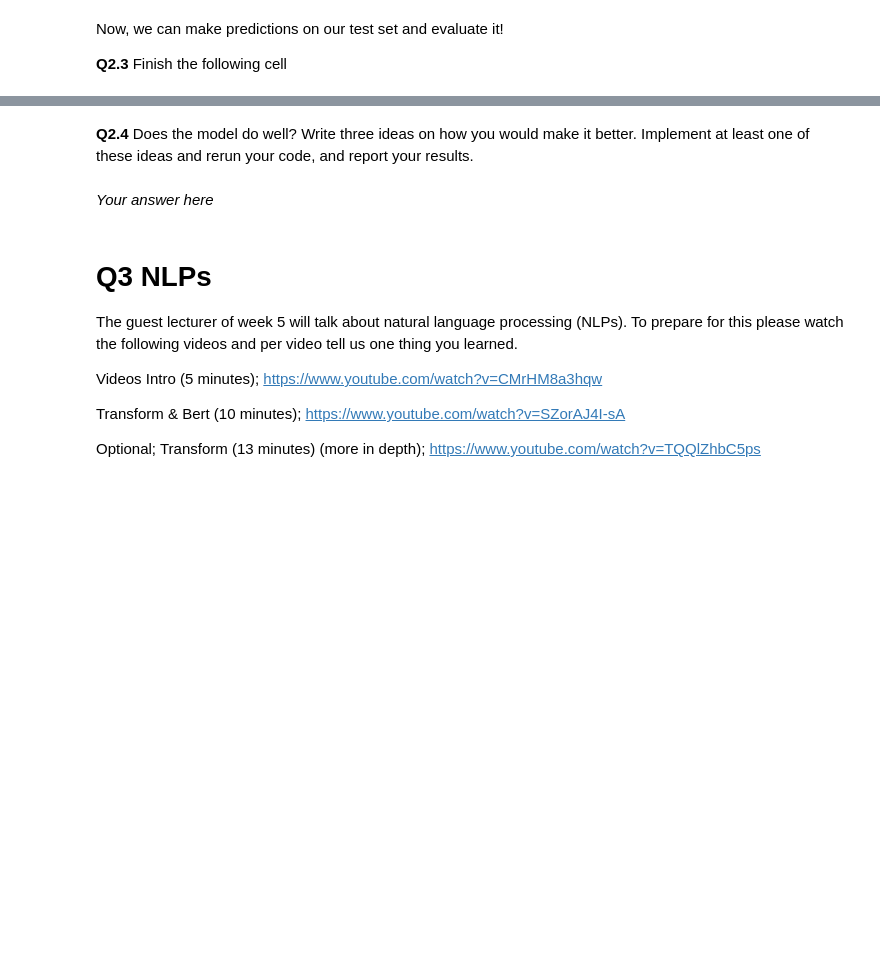
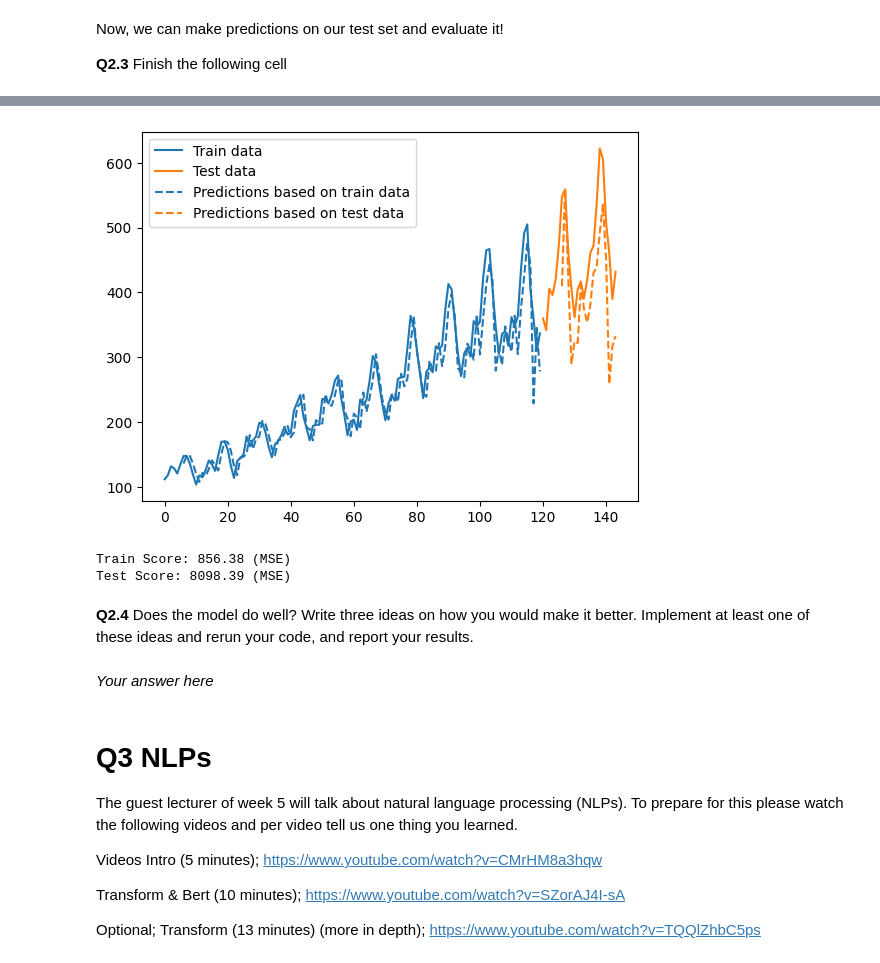
Before and after one commit to celinamadaschi/TMDL2024-, a Jupyter notebook: Week 4/Assignment 4 - Empty - 2024.ipynb, the cells around one changed output, grey strips where cells are left out. Drawn from its saved outputs; the diff is of its cells as text; code cells hidden in the pictures; blank space fills up the shorter version.

```diff
--- a/Week 4/Assignment 4 - Empty - 2024.ipynb
+++ b/Week 4/Assignment 4 - Empty - 2024.ipynb
@@ -218,14 +245,14 @@ Now, we can make predictions on our test set and evaluate it!
 # %%
 # Predict on the test set
 # make predictions
-train_preds = model.predict(...)
-test_preds = ...
+train_preds = model.predict(X_train)
+test_preds = model.predict(X_test)
 
 # invert predictions to make it original scale
-train_preds = scaler.inverse_transform(...)
-y_train = scaler.inverse_transform(...)
-test_preds = ...
-y_test = ...
+train_preds = scaler.inverse_transform(train_preds)
+y_train = scaler.inverse_transform(y_train)
+test_preds = scaler.inverse_transform(test_preds)
+y_test = scaler.inverse_transform(y_test)
 
 # plotting code adapted from https://www.kaggle.com/code/singhalamogh/lstm-regression-on-time-series-data
 # shift train predictions for plotting
@@ -257,3 +284,4 @@ train_score = mean_squared_error(y_train, train_preds)
 print('Train Score: %.2f (MSE)' % (train_score))
 test_score = mean_squared_error(y_test, test_preds)
 print('Test Score: %.2f (MSE)' % (test_score))
+# %% [output]
@@ -260,3 +290,6 @@ print('Test Score: %.2f (MSE)' % (test_score))
+[figure, added]
+Train Score: 856.38 (MSE)
+Test Score: 8098.39 (MSE)
 # %% [markdown]
 **Q2.4** Does the model do well? Write three ideas on how you would make it better. Implement at least one of these ideas and rerun your code, and report your results.
 # %% [markdown]
```
Also changed, not shown: parts of 4 cells of this notebook.
